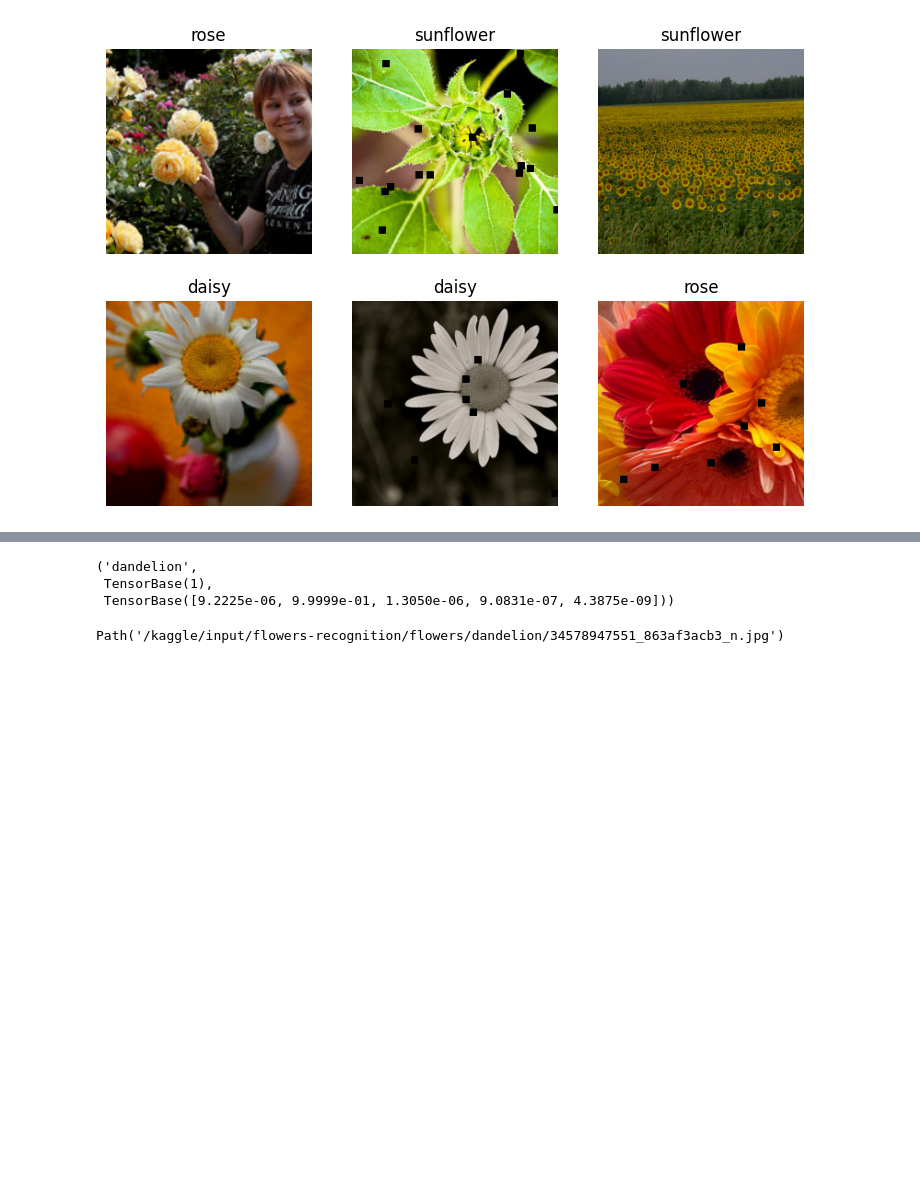
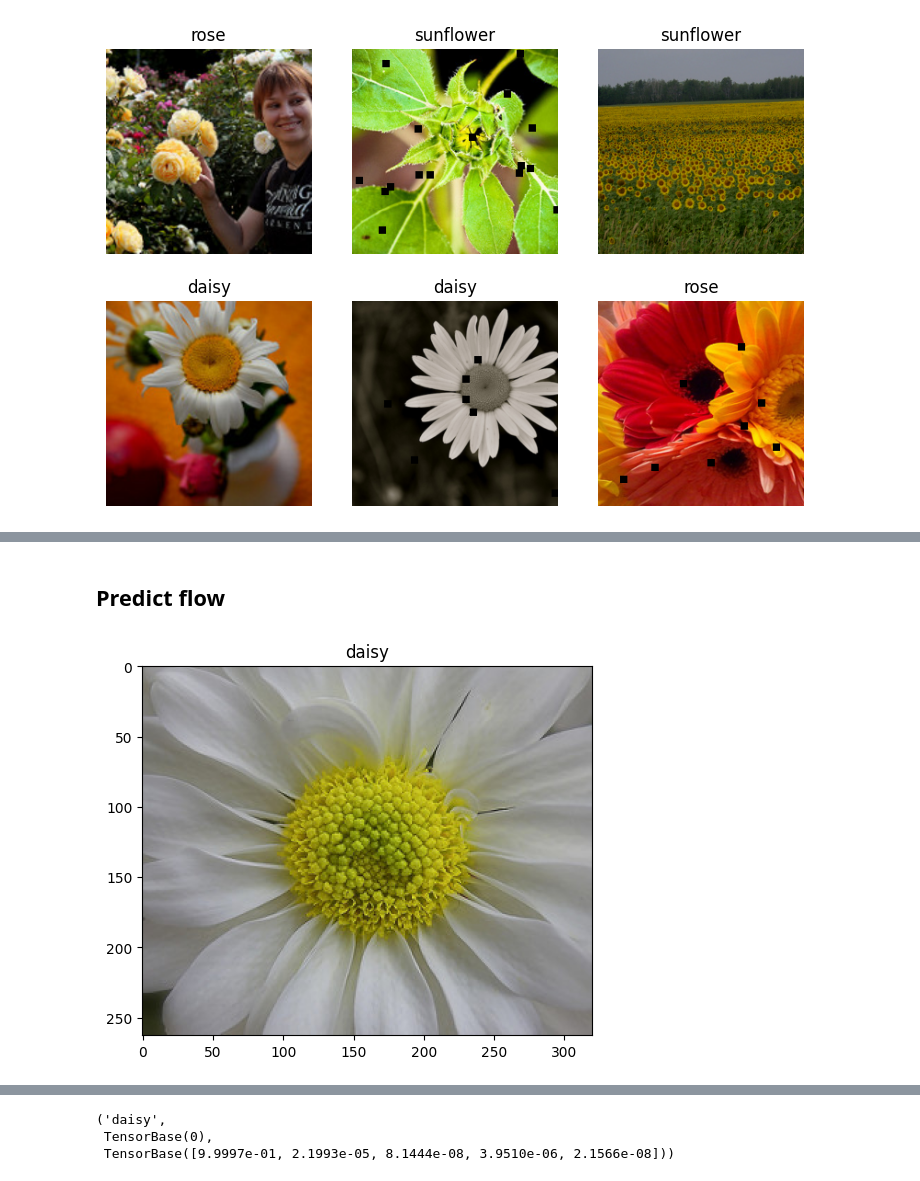
Before and after one commit to levyvix/flores, a Jupyter notebook: notebooks/flores.ipynb, the cells around one changed output, grey strips where cells are left out. Cells and saved outputs as stored; diff of their text form; code cells hidden in the pictures; blank space fills up the shorter version.

```diff
--- a/notebooks/flores.ipynb
+++ b/notebooks/flores.ipynb
@@ -100,2 +94,4 @@ plt.tight_layout()
+# %% [markdown]
+## Predict flow
 # %%
 files = get_image_files(path)
@@ -102,11 +100,19 @@ files = get_image_files(path)
+# %%
+def plot_file(f):
+    # get title
+
+    parent = f.parent.name
+
+    img = plt.imread(f)
+    plt.imshow(img)
+    plt.title(parent)
+    plt.show()
 # %%
+plot_file(files[0])
 learn.predict(files[0])
 # %% [output]
+[figure, added]
 [interactive output not drawn]
-('dandelion',
- TensorBase(1),
- TensorBase([9.2225e-06, 9.9999e-01, 1.3050e-06, 9.0831e-07, 4.3875e-09]))
+('daisy',
+ TensorBase(0),
+ TensorBase([9.9997e-01, 2.1993e-05, 8.1444e-08, 3.9510e-06, 2.1566e-08]))
-# %%
-files[0]
-# %% [output]
-Path('/kaggle/input/flowers-recognition/flowers/dandelion/34578947551_863af3acb3_n.jpg')
```
Also changed, not shown: parts of 19 cells of this notebook.
